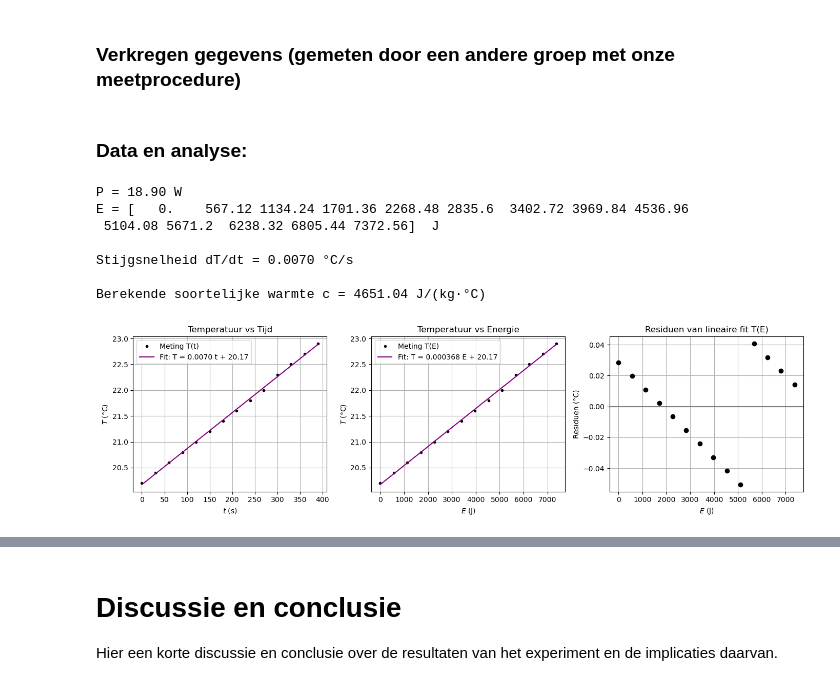
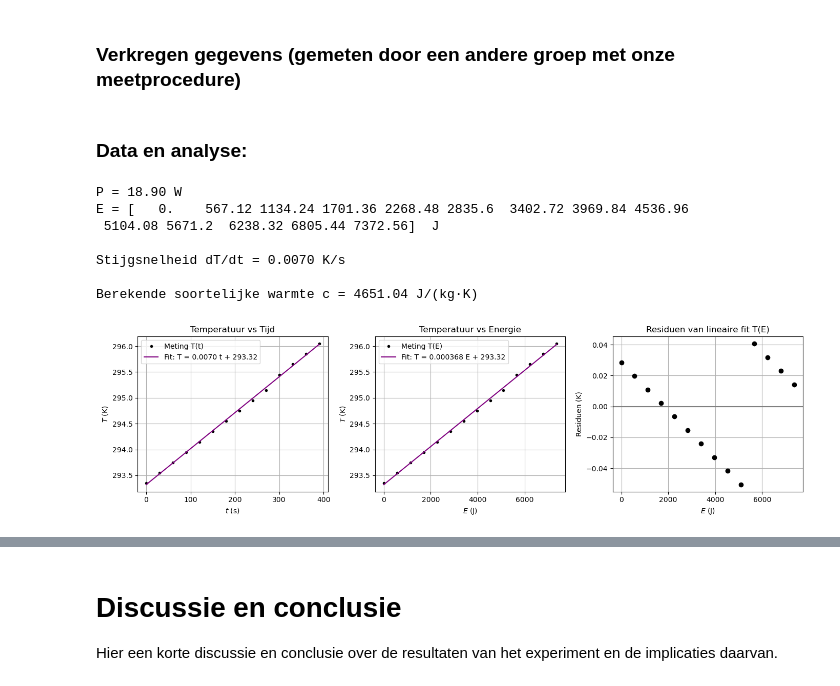
Before and after one commit to NNynke/6508049-en-6533183, a Jupyter notebook: Content/Labs/cwater.ipynb, the cells around one changed output, grey strips where cells are left out. Cells and saved outputs as stored; diff of their text form; code cells hidden in the pictures.

```diff
--- a/Content/Labs/cwater.ipynb
+++ b/Content/Labs/cwater.ipynb
@@ -124,20 +124,21 @@ m = massa van het water (kg)
 # Resultaten
 # %% [markdown]
 ### Verkregen gegevens (gemeten door een andere groep met onze meetprocedure)
-# %% [markdown]
-### Data en analyse:
 # %%
 import numpy as np
 import matplotlib.pyplot as plt
 from scipy.optimize import curve_fit
 # %%
 m = 584.e-3                     # massa water in kg
-T_begin = 20.2                  # begintemperatuur van water in K
-T_eind = 22.9                   # eindtemperatuur van water in K
+T_begin = 20.2 + 273.15         # begintemperatuur van water in K
+T_eind = 22.9 + 273.15          # eindtemperatuur van water in K
 T_raw = np.array([20.2, 20.4, 20.6, 20.8, 21.0, 21.2, 21.4, 21.6, 21.8, 22.0, 22.3, 22.5, 22.7, 22.9])    # gemeten temperaturen in graden Celsius
+T = T_raw + 273.15              # Omzetten van de gemeten temperaturen in graden Celsius naar Kelvin
 t = np.arange(0,391,30)         # tijdsintervallen in seconden
 V = 13.6                        # gemeten spanning in Volt
 I = 1.39                        # gemeten stroom in Ampère
+# %% [markdown]
+### Data en analyse:
 # %%
 
 P = V * I       # vermogen in Watt
@@ -149,58 +150,58 @@ print("E =", E," J")
 def func(x, a, b):
     return a*x + b          # T(t) = (dT/dt)*t + T_0
 
-popt, pcov = curve_fit(func, t, T_raw)
+popt, pcov = curve_fit(func, t, T)
 slope_fit_T, T_0_fit = popt
 T_fit = func(t, slope_fit_T, T_0_fit)
 
 plt.figure(figsize=(14,4))
 plt.subplot(1,3,1)
-plt.plot(t, T_raw, "o", label="Meting T(t)", color='black', markersize=3)
+plt.plot(t, T, "o", label="Meting T(t)", color='black', markersize=3)
 plt.plot(t, T_fit, label=f"Fit: T = {slope_fit_T:.4f} t + {T_0_fit:.2f}", color='purple')
 plt.xlabel("$t$ (s)")
-plt.ylabel("$T$ (°C)")
+plt.ylabel("$T$ (K)")
 plt.title("Temperatuur vs Tijd")
 plt.grid(True)
 plt.legend()
 plt.savefig(r"C:\Users\l.hekman\TNfolder\Project\thermolab\Figures\c_water_1_Tvst.png", dpi=450)
 
-print(f"\nStijgsnelheid dT/dt = {slope_fit_T:.4f} °C/s")
+print(f"\nStijgsnelheid dT/dt = {slope_fit_T:.4f} K/s")
 
-popt2, pcov2 = curve_fit(func, E, T_raw)
+popt2, pcov2 = curve_fit(func, E, T)
 slope_fit_E, T_0_fit = popt2
 T_fit_E = func(E, slope_fit_E, T_0_fit)
 
 plt.subplot(1,3,2)
-plt.plot(E, T_raw, "o", label="Meting T(E)", color='black', markersize=3)
+plt.plot(E, T, "o", label="Meting T(E)", color='black', markersize=3)
 plt.plot(E, T_fit_E, label=f"Fit: T = {slope_fit_E:.6f} E + {T_0_fit:.2f}", color='purple')
 plt.xlabel("$E$ (J)")
-plt.ylabel("$T$ (°C)")
+plt.ylabel("$T$ (K)")
 plt.title("Temperatuur vs Energie")
 plt.grid(True)
 plt.legend()
 plt.savefig(r"C:\Users\l.hekman\TNfolder\Project\thermolab\Figures\c_water_1_TvsE.png", dpi=450)
 
 c = 1 / (m * slope_fit_E)           # Soortelijke warmte berekenen in J/(kg·°C)
-print(f"\nBerekende soortelijke warmte c = {c:.2f} J/(kg·°C)")
+print(f"\nBerekende soortelijke warmte c = {c:.2f} J/(kg·K)")
 
-residuals = T_raw - T_fit_E
+residuals = T - T_fit_E
 
 plt.subplot(1,3,3)
 plt.axhline(0, color='gray')
 plt.plot(E, residuals, "o", color='black')
 plt.xlabel("$E$ (J)")
-plt.ylabel("Residuen (°C)")
+plt.ylabel("Residuen (K)")
 plt.title("Residuen van lineaire fit T(E)")
 plt.grid(True)
 plt.savefig(r"C:\Users\l.hekman\TNfolder\Project\thermolab\Figures\c_water_1_residuals.png", dpi=450)
 plt.tight_layout()
 plt.show()
 # %% [output]
 P = 18.90 W
 E = [   0.    567.12 1134.24 1701.36 2268.48 2835.6  3402.72 3969.84 4536.96
  5104.08 5671.2  6238.32 6805.44 7372.56]  J
 
-Stijgsnelheid dT/dt = 0.0070 °C/s
+Stijgsnelheid dT/dt = 0.0070 K/s
 
-Berekende soortelijke warmte c = 4651.04 J/(kg·°C)
+Berekende soortelijke warmte c = 4651.04 J/(kg·K)
-[figure, old version]
+[figure, new version]
```
Also changed, not shown: parts of 2 cells of this notebook, 7 other files.
